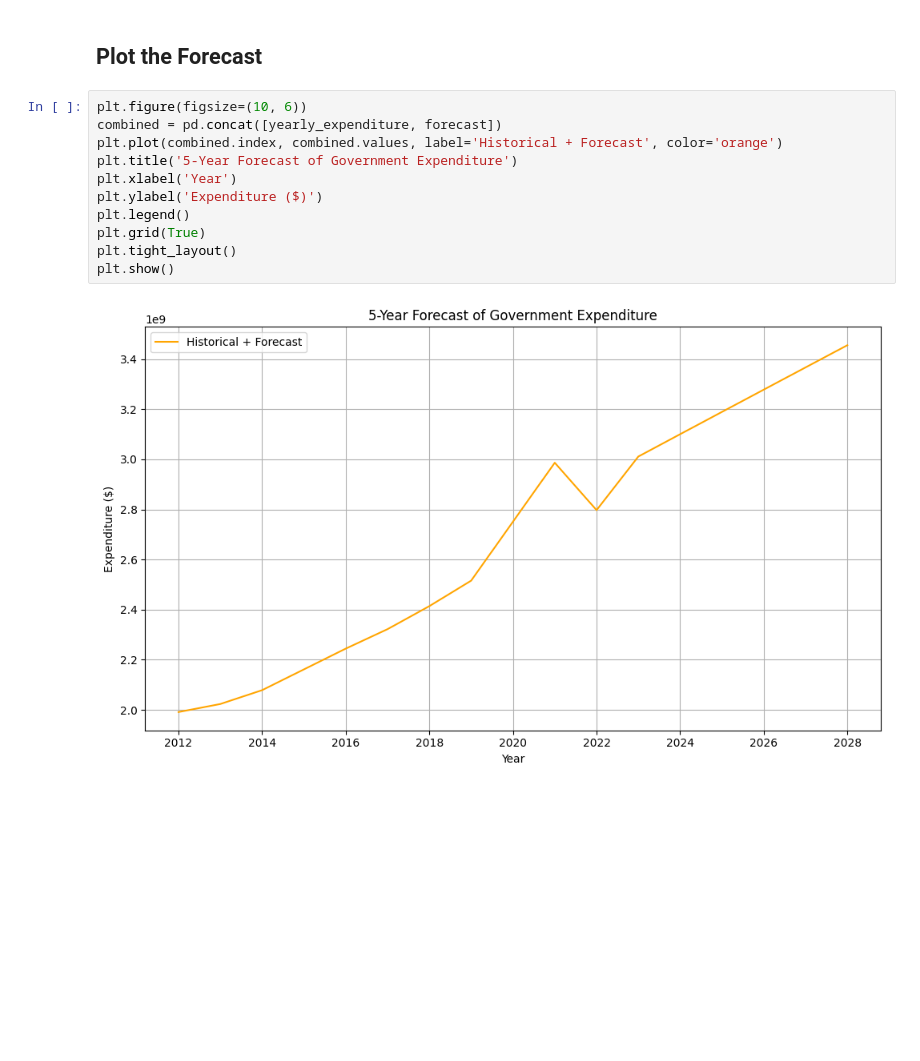
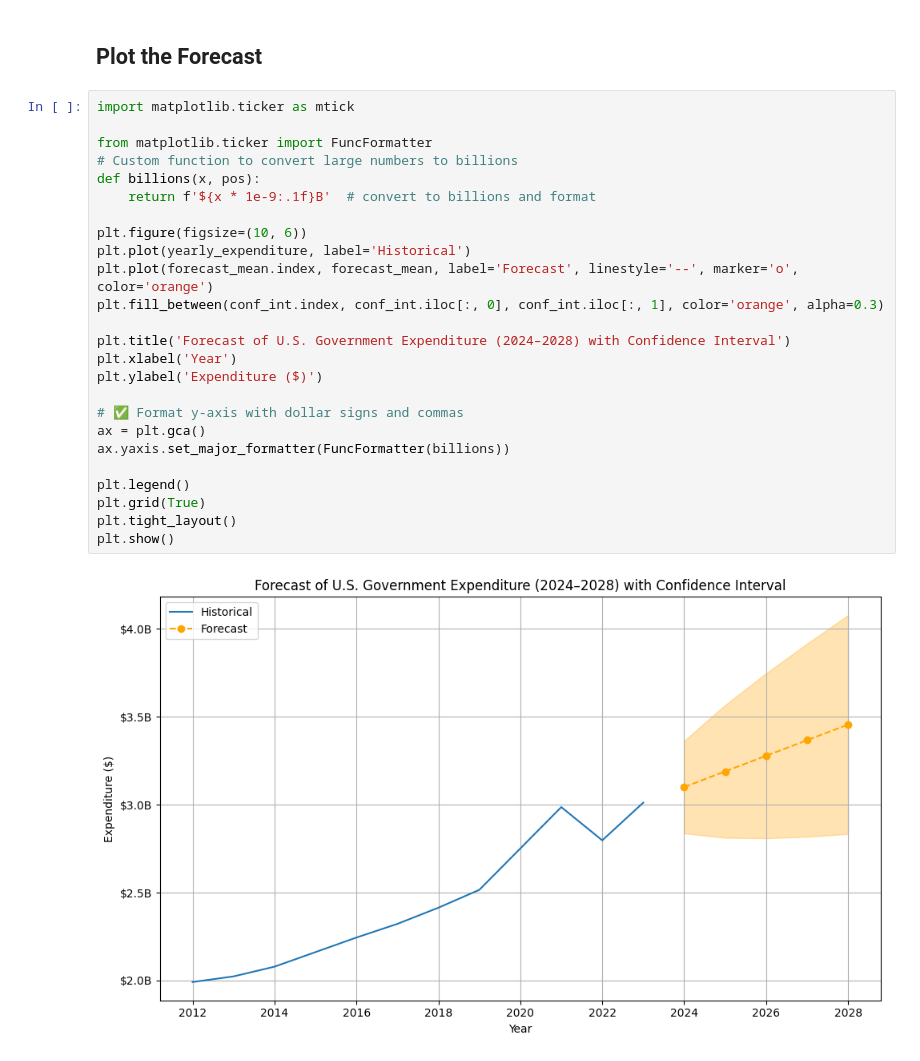
Before and after one commit to littleasiatka/time-series-analysis, a Jupyter notebook: notebooks/time-series-analysis.ipynb, the cells around one changed output. Drawn from its saved outputs; the diff is of its cells as text; blank space fills up the shorter version.

```diff
--- a/notebooks/time-series-analysis.ipynb
+++ b/notebooks/time-series-analysis.ipynb
@@ -107,16 +107,30 @@ Forecast for the next 5 years:
 Name: predicted_mean, dtype: float64
 # %% [markdown]
 ## Plot the Forecast
-# %%
-plt.figure(figsize=(10, 6))
-combined = pd.concat([yearly_expenditure, forecast])
-plt.plot(combined.index, combined.values, label='Historical + Forecast', color='orange')
-plt.title('5-Year Forecast of Government Expenditure')
-plt.xlabel('Year')
-plt.ylabel('Expenditure ($)')
-plt.legend()
-plt.grid(True)
-plt.tight_layout()
-plt.show()
-# %% [output]
-[figure, removed]
+# %%
+import matplotlib.ticker as mtick
+
+from matplotlib.ticker import FuncFormatter
+# Custom function to convert large numbers to billions
+def billions(x, pos):
+    return f'${x * 1e-9:.1f}B'  # convert to billions and format
+
+plt.figure(figsize=(10, 6))
+plt.plot(yearly_expenditure, label='Historical')
+plt.plot(forecast_mean.index, forecast_mean, label='Forecast', linestyle='--', marker='o', color='orange')
+plt.fill_between(conf_int.index, conf_int.iloc[:, 0], conf_int.iloc[:, 1], color='orange', alpha=0.3)
+
+plt.title('Forecast of U.S. Government Expenditure (2024–2028) with Confidence Interval')
+plt.xlabel('Year')
+plt.ylabel('Expenditure ($)')
+
+# ✅ Format y-axis with dollar signs and commas
+ax = plt.gca()
+ax.yaxis.set_major_formatter(FuncFormatter(billions))
+
+plt.legend()
+plt.grid(True)
+plt.tight_layout()
+plt.show()
+# %% [output]
+[figure, added]
```
Also changed, not shown: 3 other files.
